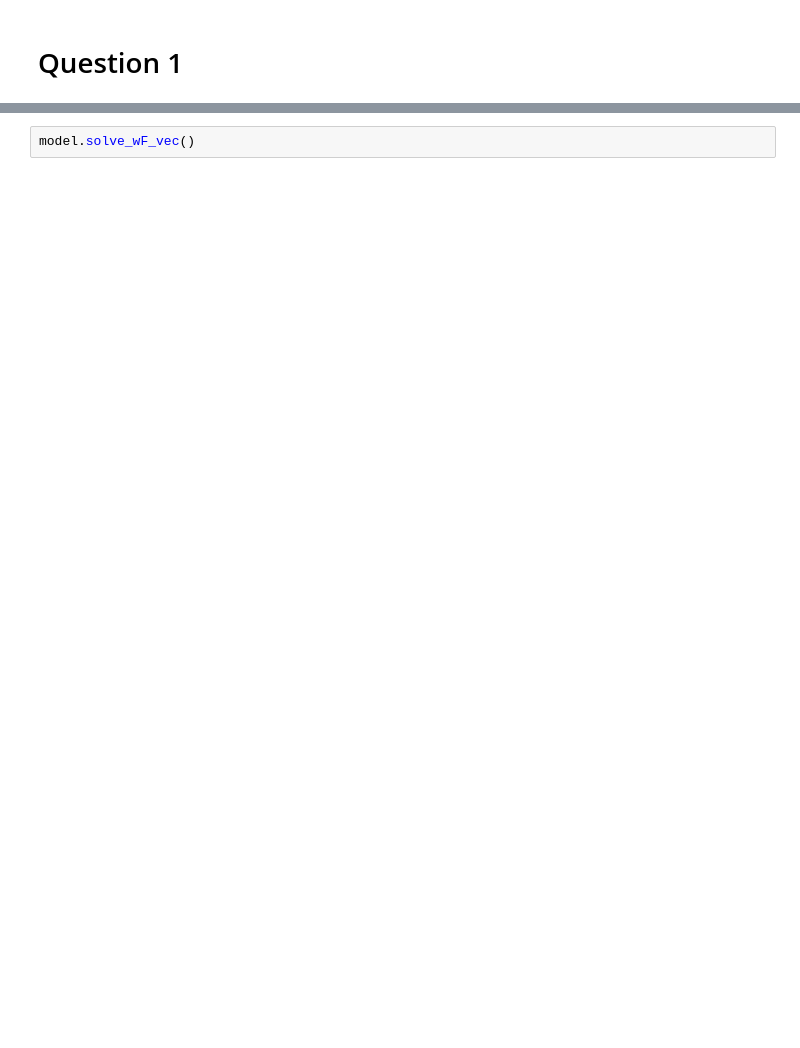
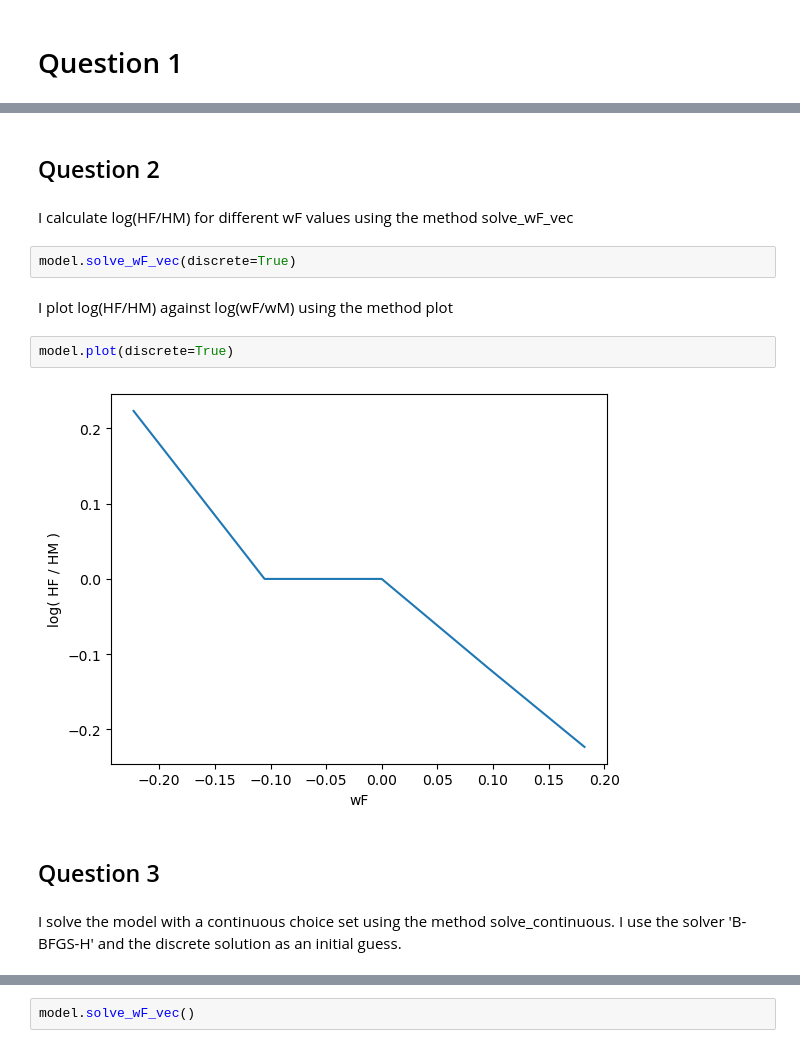
Before and after one commit to NumEconCopenhagen/projects-2023-adamhjorgensen, a Jupyter notebook: inauguralproject/inauguralproject.ipynb, the cells around one changed output, grey strips where cells are left out. Drawn from its saved outputs; the diff is of its cells as text; blank space fills up the shorter version.

```diff
--- a/inauguralproject/inauguralproject.ipynb
+++ b/inauguralproject/inauguralproject.ipynb
@@ -34,3 +80,19 @@ getattr(model.sol_disc,'LM',)
+# %% [markdown]
+## Question 2
+# %% [markdown]
+I calculate log(HF/HM) for different wF values using the method solve_wF_vec
+# %%
+model.solve_wF_vec(discrete=True)
+# %% [markdown]
+I plot log(HF/HM) against log(wF/wM) using the method plot
+# %%
+model.plot(discrete=True)
+# %% [output]
+[figure, added]
+# %% [markdown]
+## Question 3
+# %% [markdown]
+I solve the model with a continuous choice set using the method solve_continuous. I use the solver 'B-BFGS-H' and the discrete solution as an initial guess.
 # %%
 model.solve_continuous()
 model.sol_cont
```
Also changed, not shown: parts of 42 cells of this notebook, 1 other file.
